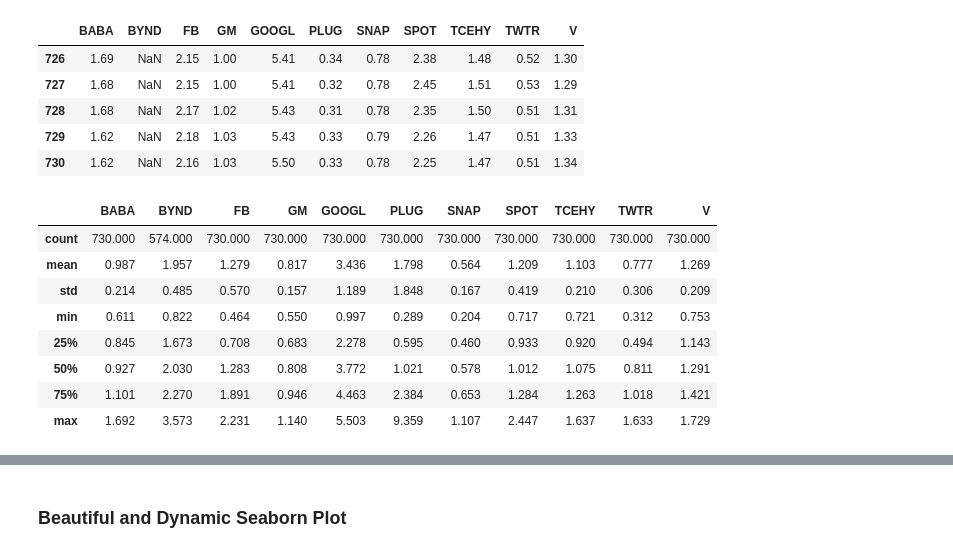
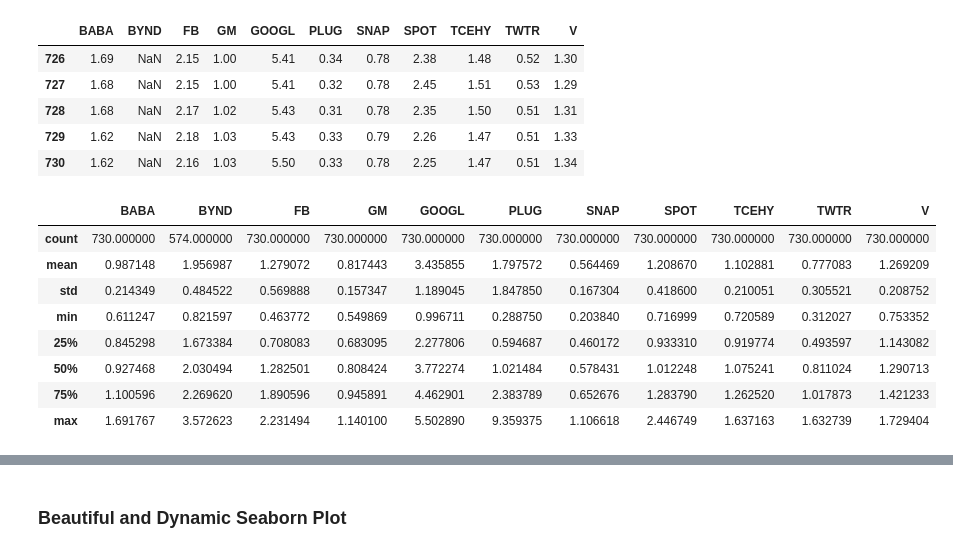
Before and after one commit to y3khan/IPOperformance, a Jupyter notebook: Stock analysisIPO.ipynb, the cells around one changed output, grey strips where cells are left out. Drawn from its saved outputs; the diff is of its cells as text; code cells hidden in the pictures.

```diff
--- a/Stock analysisIPO.ipynb
+++ b/Stock analysisIPO.ipynb
@@ -103,14 +103,14 @@ Prices1.tail(5).round(2)
 | 729 | 1.62 | NaN | 2.18 | 1.03 | 5.43 | 0.33 | 0.79 | 2.26 | 1.47 | 0.51 | 1.33 |
 | 730 | 1.62 | NaN | 2.16 | 1.03 | 5.50 | 0.33 | 0.78 | 2.25 | 1.47 | 0.51 | 1.34 |
 # %%
-Prices1.describe().round(3)
+Prices1.describe()
 # %% [output]
 |  | BABA | BYND | FB | GM | GOOGL | PLUG | SNAP | SPOT | TCEHY | TWTR | V |
-| count | 730.000 | 574.000 | 730.000 | 730.000 | 730.000 | 730.000 | 730.000 | 730.000 | 730.000 | 730.000 | 730.000 |
-| mean | 0.987 | 1.957 | 1.279 | 0.817 | 3.436 | 1.798 | 0.564 | 1.209 | 1.103 | 0.777 | 1.269 |
-| std | 0.214 | 0.485 | 0.570 | 0.157 | 1.189 | 1.848 | 0.167 | 0.419 | 0.210 | 0.306 | 0.209 |
-| min | 0.611 | 0.822 | 0.464 | 0.550 | 0.997 | 0.289 | 0.204 | 0.717 | 0.721 | 0.312 | 0.753 |
-| 25% | 0.845 | 1.673 | 0.708 | 0.683 | 2.278 | 0.595 | 0.460 | 0.933 | 0.920 | 0.494 | 1.143 |
-| 50% | 0.927 | 2.030 | 1.283 | 0.808 | 3.772 | 1.021 | 0.578 | 1.012 | 1.075 | 0.811 | 1.291 |
-| 75% | 1.101 | 2.270 | 1.891 | 0.946 | 4.463 | 2.384 | 0.653 | 1.284 | 1.263 | 1.018 | 1.421 |
-| max | 1.692 | 3.573 | 2.231 | 1.140 | 5.503 | 9.359 | 1.107 | 2.447 | 1.637 | 1.633 | 1.729 |
+| count | 730.000000 | 574.000000 | 730.000000 | 730.000000 | 730.000000 | 730.000000 | 730.000000 | 730.000000 | 730.000000 | 730.000000 | 730.000000 |
+| mean | 0.987148 | 1.956987 | 1.279072 | 0.817443 | 3.435855 | 1.797572 | 0.564469 | 1.208670 | 1.102881 | 0.777083 | 1.269209 |
+| std | 0.214349 | 0.484522 | 0.569888 | 0.157347 | 1.189045 | 1.847850 | 0.167304 | 0.418600 | 0.210051 | 0.305521 | 0.208752 |
+| min | 0.611247 | 0.821597 | 0.463772 | 0.549869 | 0.996711 | 0.288750 | 0.203840 | 0.716999 | 0.720589 | 0.312027 | 0.753352 |
+| 25% | 0.845298 | 1.673384 | 0.708083 | 0.683095 | 2.277806 | 0.594687 | 0.460172 | 0.933310 | 0.919774 | 0.493597 | 1.143082 |
+| 50% | 0.927468 | 2.030494 | 1.282501 | 0.808424 | 3.772274 | 1.021484 | 0.578431 | 1.012248 | 1.075241 | 0.811024 | 1.290713 |
+| 75% | 1.100596 | 2.269620 | 1.890596 | 0.945891 | 4.462901 | 2.383789 | 0.652676 | 1.283790 | 1.262520 | 1.017873 | 1.421233 |
+| max | 1.691767 | 3.572623 | 2.231494 | 1.140100 | 5.502890 | 9.359375 | 1.106618 | 2.446749 | 1.637163 | 1.632739 | 1.729404 |
```
Also changed, not shown: parts of 4 cells of this notebook.
